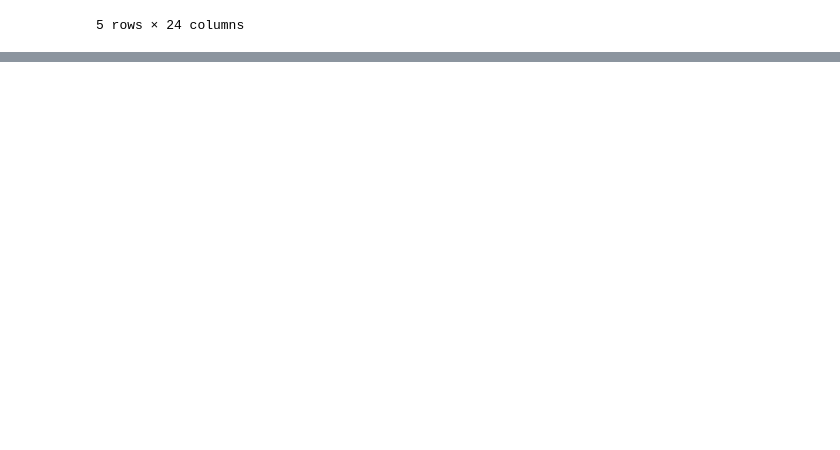
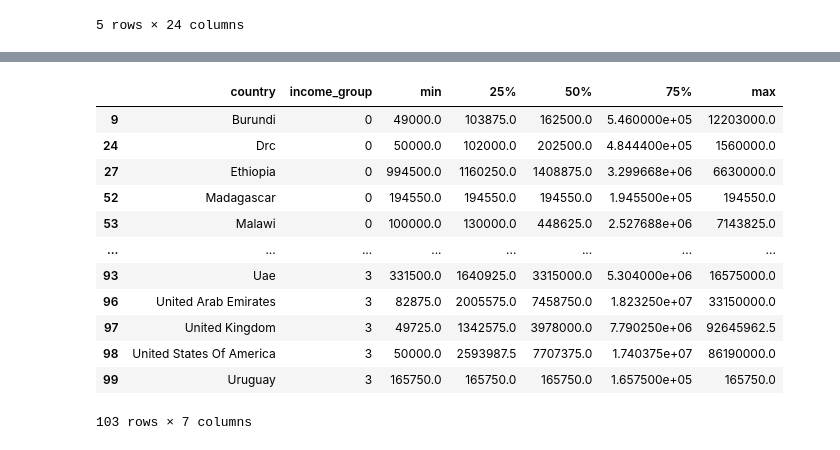
Before and after one commit to BCBeeravelly/End-to-End-ML-Project, a Jupyter notebook: notebooks/eda.ipynb, the cells around one changed output, grey strips where cells are left out. Drawn from its saved outputs; the diff is of its cells as text; code cells hidden in the pictures; blank space fills up the shorter version.

```diff
--- a/notebooks/eda.ipynb
+++ b/notebooks/eda.ipynb
@@ -267,0 +196,3 @@ df_gdp.head(1)
+# %%
+income_groups = income_groups.groupby('Entity').apply(lambda x: x[x['Year'] == x['Year'].max()]).reset_index(drop=True)
+income_groups.drop(['Year'], axis = 1, inplace=True)
@@ -267,0 +212,4 @@ df_gdp.head(1)
+# %%
+data = data.merge(income_groups, left_on='country_code', right_on='Code', how='left')
+data.drop(['Entity', 'Code'], axis=1, inplace=True)
+data.head()
@@ -267,0 +224,3 @@ df_gdp.head(1)
+# %%
+data.rename(columns={'World Bank income classification': 'income_group'}, inplace=True)
+data = data[['ID', 'country', 'country_code', 'income_group'] + [col for col in data.columns if col not in ['ID', 'country', 'country_code', 'income_group']]]
@@ -267,0 +237,2 @@ df_gdp.head(1)
+# %%
+data['income_group'] = data['income_group'].replace(income_groups_dict)
@@ -267,0 +262,26 @@ df_gdp.head(1)
+# %%
+# Calculate the five-number summary
+summary = data.groupby(['country', 'income_group'])['total_cost'].describe()[['min', '25%', '50%', '75%', 'max']]
+
+# Reset the index to convert the groupby result to a dataframe
+summary = summary.reset_index()
+
+# Sort the dataframe by country and income_group
+summary = summary.sort_values(['income_group', 'country'], ascending = [True, True])
+
+# Print the dataframe
+summary
+# %% [output]
+|  | country | income_group | min | 25% | 50% | 75% | max |
+| 9 | Burundi | 0 | 49000.0 | 103875.0 | 162500.0 | 5.460000e+05 | 12203000.0 |
+| 24 | Drc | 0 | 50000.0 | 102000.0 | 202500.0 | 4.844400e+05 | 1560000.0 |
+| 27 | Ethiopia | 0 | 994500.0 | 1160250.0 | 1408875.0 | 3.299668e+06 | 6630000.0 |
+| 52 | Madagascar | 0 | 194550.0 | 194550.0 | 194550.0 | 1.945500e+05 | 194550.0 |
+| 53 | Malawi | 0 | 100000.0 | 130000.0 | 448625.0 | 2.527688e+06 | 7143825.0 |
+| ... | ... | ... | ... | ... | ... | ... | ... |
+| 93 | Uae | 3 | 331500.0 | 1640925.0 | 3315000.0 | 5.304000e+06 | 16575000.0 |
+| 96 | United Arab Emirates | 3 | 82875.0 | 2005575.0 | 7458750.0 | 1.823250e+07 | 33150000.0 |
+| 97 | United Kingdom | 3 | 49725.0 | 1342575.0 | 3978000.0 | 7.790250e+06 | 92645962.5 |
+| 98 | United States Of America | 3 | 50000.0 | 2593987.5 | 7707375.0 | 1.740375e+07 | 86190000.0 |
+| 99 | Uruguay | 3 | 165750.0 | 165750.0 | 165750.0 | 1.657500e+05 | 165750.0 |
+103 rows × 7 columns
```
Also changed, not shown: parts of 18 cells of this notebook, 1 other file.
